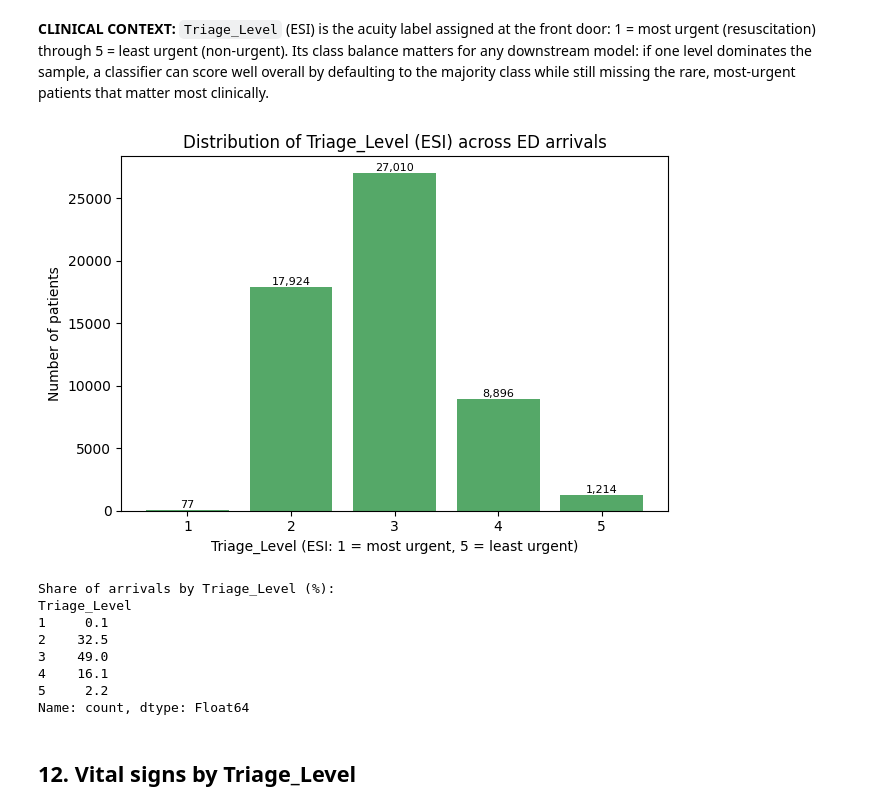
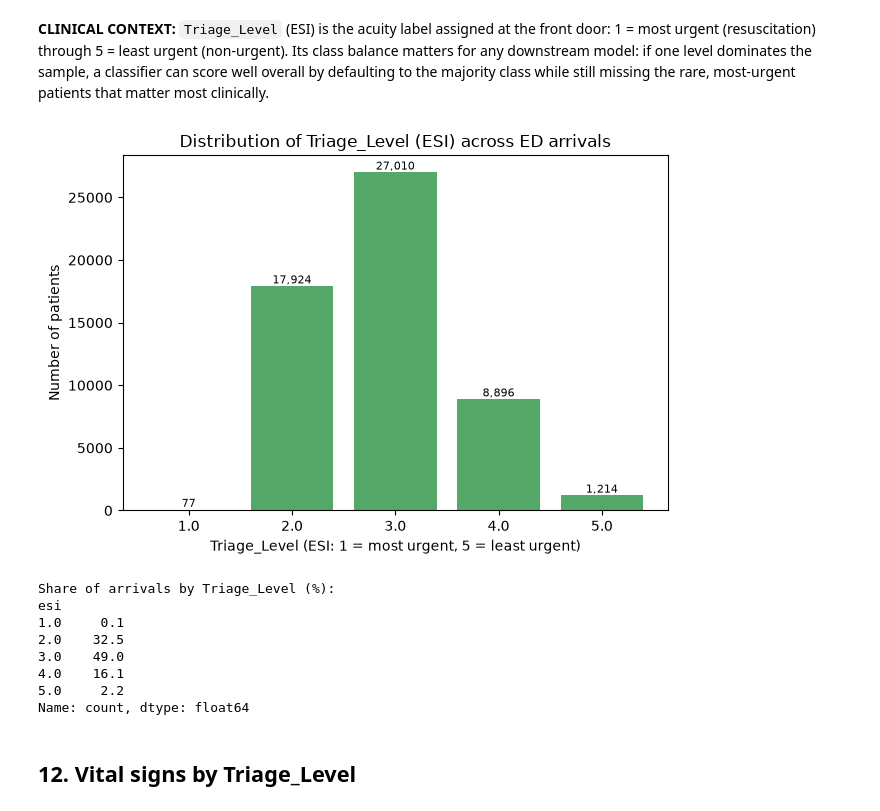
Before and after one commit to Tyler-Baksh/carisurg-portfolio, a Jupyter notebook: notebooks/Week5_DataExploration.ipynb, the cells around one changed output. Drawn from its saved outputs; the diff is of its cells as text; code cells hidden in the pictures.

Commit message:
Minor edits to Week 5 Data Exploration notebook

```diff
--- a/notebooks/Week5_DataExploration.ipynb
+++ b/notebooks/Week5_DataExploration.ipynb
@@ -180,29 +178,0 @@ dtype_audit
-# %%
-# Apply the corrections identified by the dtype audit above.
-
-# esi is an ORDINAL code (1 = most urgent ... 5 = least urgent), not a continuous quantity, but we
-# keep it as a nullable integer (not a bare category) so it still sorts/plots in the right order and
-# can be used numerically in the correlation analysis later in this notebook.
-df["esi"] = df["esi"].astype("Int64")
-
-# triage_vital_o2_device is a small-cardinality device code (e.g. room air vs supplemental O2),
-# not a measurement -- casting it to category stops it being summarised as if it were a vital sign.
-if "triage_vital_o2_device" in df.columns:
-    df["triage_vital_o2_device"] = df["triage_vital_o2_device"].astype("category")
-
-# Any object column the audit found to be >90% numeric-parseable gets converted for real use downstream.
-text_to_numeric = dtype_audit[dtype_audit["issue"] == "numeric stored as text"]
-for _, row in text_to_numeric.iterrows():
-    col = row["column"]
-    df[col] = pd.to_numeric(df[col], errors="coerce")
-    print(f"Converted {col} to numeric (was stored as text).")
-
-# Target alias: the assignment brief calls the triage-acuity label 'Triage_Level'; in this dataset
-# it is the Yale-EMMLC Emergency Severity Index ('esi'). We alias it here, after the dtype fix
-# above, so every later section can refer to it by the assignment's name.
-TARGET = "Triage_Level"
-df[TARGET] = df["esi"]
-
-print("\nCorrected dtypes:")
-print(df[["esi", TARGET] + (["triage_vital_o2_device"] if "triage_vital_o2_device" in df.columns else [])].dtypes)
-print("\nTriage_Level values present:", sorted(df[TARGET].dropna().unique().tolist()))
@@ -371,31 +335,31 @@ plt.show()
 # %% [markdown]
 **CLINICAL CONTEXT:** `Triage_Level` (ESI) is the acuity label assigned at the front door: 1 = most urgent (resuscitation) through 5 = least urgent (non-urgent). Its class balance matters for any downstream model: if one level dominates the sample, a classifier can score well overall by defaulting to the majority class while still missing the rare, most-urgent patients that matter most clinically.
 # %%
-triage_counts = df[TARGET].value_counts().sort_index()
+triage_counts = df["esi"].value_counts().sort_index()
 
 fig, ax = plt.subplots(figsize=(6.5, 4.5))
 bars = ax.bar(triage_counts.index.astype(str), triage_counts.values, color="#55A868")
 ax.set_title("Distribution of Triage_Level (ESI) across ED arrivals")
 ax.set_xlabel("Triage_Level (ESI: 1 = most urgent, 5 = least urgent)")
 ax.set_ylabel("Number of patients")
 for bar, v in zip(bars, triage_counts.values):
     ax.text(bar.get_x() + bar.get_width() / 2, v, f"{v:,}", ha="center", va="bottom", fontsize=8)
 plt.tight_layout()
 plt.savefig("figs/triage_level_distribution.png", dpi=150)
 plt.show()
 
 print("Share of arrivals by Triage_Level (%):")
 print((triage_counts / triage_counts.sum() * 100).round(1))
 # %% [output]
-[figure, old version]
+[figure, new version]
 Share of arrivals by Triage_Level (%):
-Triage_Level
-1     0.1
-2    32.5
-3    49.0
-4    16.1
-5     2.2
-Name: count, dtype: Float64
+esi
+1.0     0.1
+2.0    32.5
+3.0    49.0
+4.0    16.1
+5.0     2.2
+Name: count, dtype: float64
 # %% [markdown]
 ## 12. Vital signs by Triage_Level
 # %% [markdown]
```
Also changed, not shown: parts of 23 cells of this notebook.
